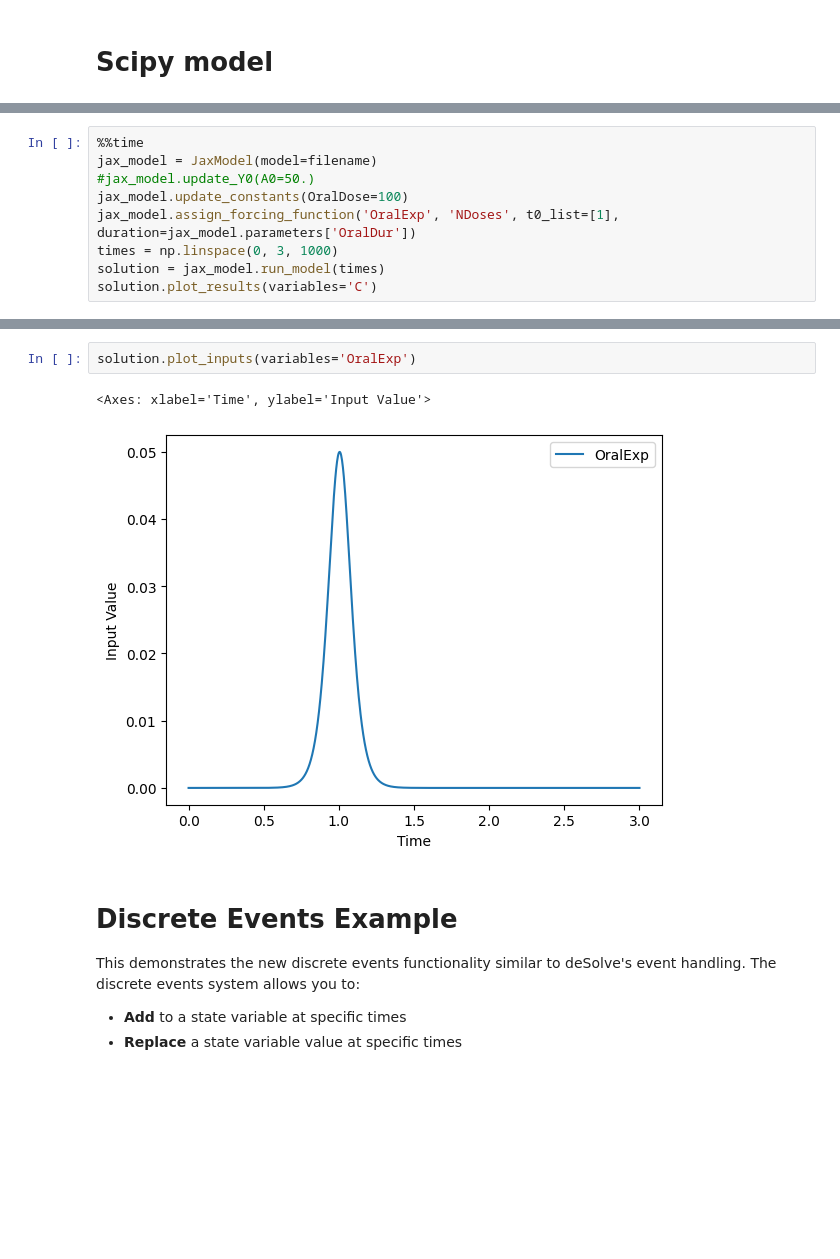
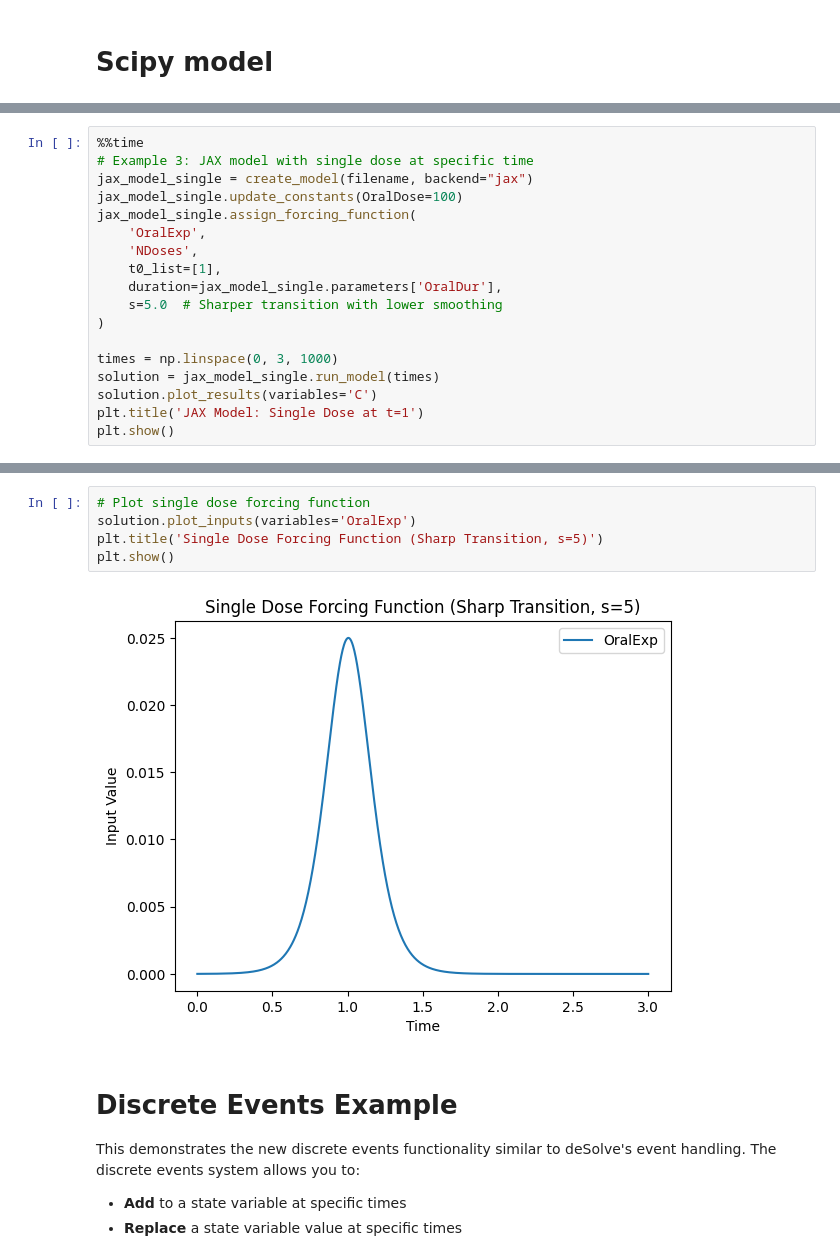
Before and after one commit to USEPA/PyMCSimMod, a Jupyter notebook: docs/notebooks/pk_dosing.ipynb, the cells around one changed output, grey strips where cells are left out. Saved outputs shown, nothing was run; the diff lists cells and outputs as text; blank space fills up the shorter version.

```diff
--- a/docs/notebooks/pk_dosing.ipynb
+++ b/docs/notebooks/pk_dosing.ipynb
@@ -112,11 +146,20 @@ jax_model.parameters['OralDur']
 # %%
 %%time
-jax_model = JaxModel(model=filename)
-#jax_model.update_Y0(A0=50.)
-jax_model.update_constants(OralDose=100)
-jax_model.assign_forcing_function('OralExp', 'NDoses', t0_list=[1], duration=jax_model.parameters['OralDur'])
+# Example 3: JAX model with single dose at specific time
+jax_model_single = create_model(filename, backend="jax")
+jax_model_single.update_constants(OralDose=100)
+jax_model_single.assign_forcing_function(
+    'OralExp',
+    'NDoses',
+    t0_list=[1],
+    duration=jax_model_single.parameters['OralDur'],
+    s=5.0  # Sharper transition with lower smoothing
+)
+
 times = np.linspace(0, 3, 1000)
-solution = jax_model.run_model(times)
+solution = jax_model_single.run_model(times)
 solution.plot_results(variables='C')
+plt.title('JAX Model: Single Dose at t=1')
+plt.show()
 # %% [output]
 WARNING: No t_error rule is defined
@@ -127,8 +169,10 @@ Wall time: 870 ms
 # %%
+# Plot single dose forcing function
 solution.plot_inputs(variables='OralExp')
+plt.title('Single Dose Forcing Function (Sharp Transition, s=5)')
+plt.show()
 # %% [output]
-<Axes: xlabel='Time', ylabel='Input Value'>
-[figure, old version]
+[figure, new version]
 # %% [markdown]
 # Discrete Events Example
 
```
Also changed, not shown: parts of 17 cells of this notebook.
